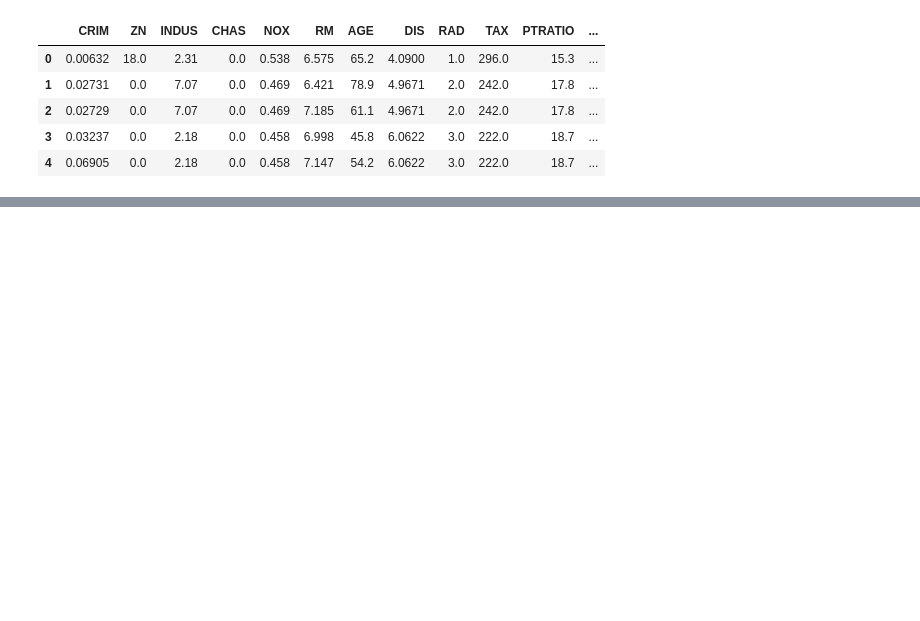
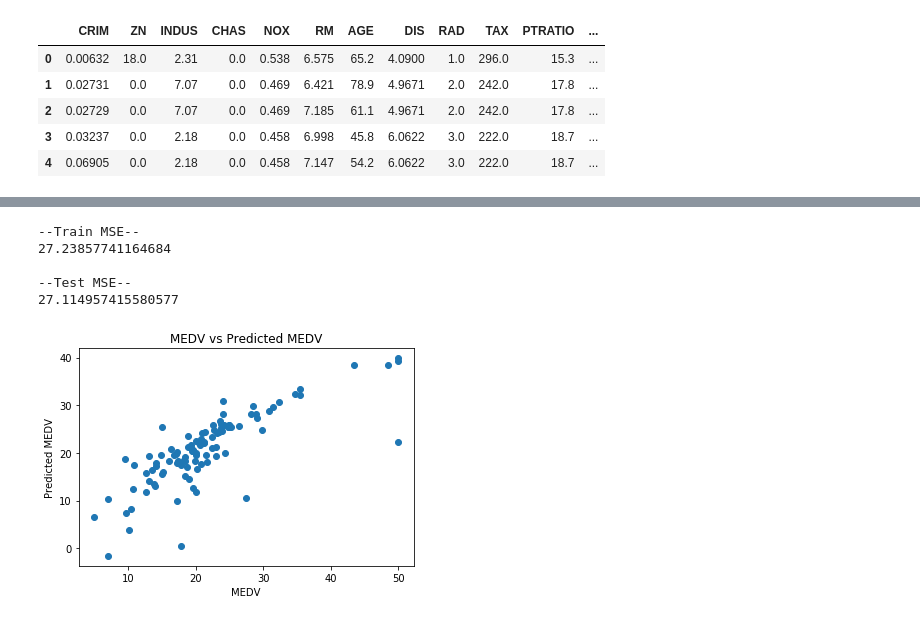
Before and after one commit to datamllab/automl-in-action-notebooks, a Jupyter notebook: 2.1-House-Price-Prediction.ipynb, the cells around one changed output, grey strips where cells are left out. Cells and saved outputs as stored; diff of their text form; code cells hidden in the pictures; blank space fills up the shorter version.

```diff
--- a/2.1-House-Price-Prediction.ipynb
+++ b/2.1-House-Price-Prediction.ipynb
@@ -34,0 +157,19 @@ from sklearn.model_selection import ShuffleSplit
+# %%
+# Import library for linear regreesion
+from sklearn.linear_model import LinearRegression
+
+# Create a Linear regressor
+linear_regressor = LinearRegression()
+
+# Train the model using the training sets
+linear_regressor.fit(X_train, y_train)
+
+# Display the learned parameters
+# Convert the coefficient values to a dataframe
+coeffcients = pd.DataFrame(linear_regressor.coef_, X_train.columns, columns=['Coefficient'])
+
+# Display the intercept value
+print("--The learned intercept value learned by the linear regression model--\n\n {}".format(linear_regressor.intercept_))
+
+print("\n\n--The learned coefficient value learned by the linear regression model--")
+coeffcients
@@ -34,0 +187,24 @@ from sklearn.model_selection import ShuffleSplit
+# %%
+# Model prediction on training & test data
+y_pred_train = linear_regressor.predict(X_train)
+y_pred_test = linear_regressor.predict(X_test)
+
+from sklearn.metrics import mean_squared_error
+print('\n--Train MSE--\n{}'.format(mean_squared_error(y_train, y_pred_train)))
+
+print('\n--Test MSE--\n{}\n'.format(mean_squared_error(y_test, y_pred_test)))
+# %% [output]
+--Train MSE--
+27.23857741164684
+
+--Test MSE--
+27.114957415580577
+# %%
+# Visualizing the differences between actual prices and predicted values
+plt.scatter(y_test, y_pred_test)
+plt.xlabel("MEDV")
+plt.ylabel("Predicted MEDV")
+plt.title("MEDV vs Predicted MEDV")
+plt.show()
+# %% [output]
+[figure, added]
```
Also changed, not shown: parts of 27 cells of this notebook.
